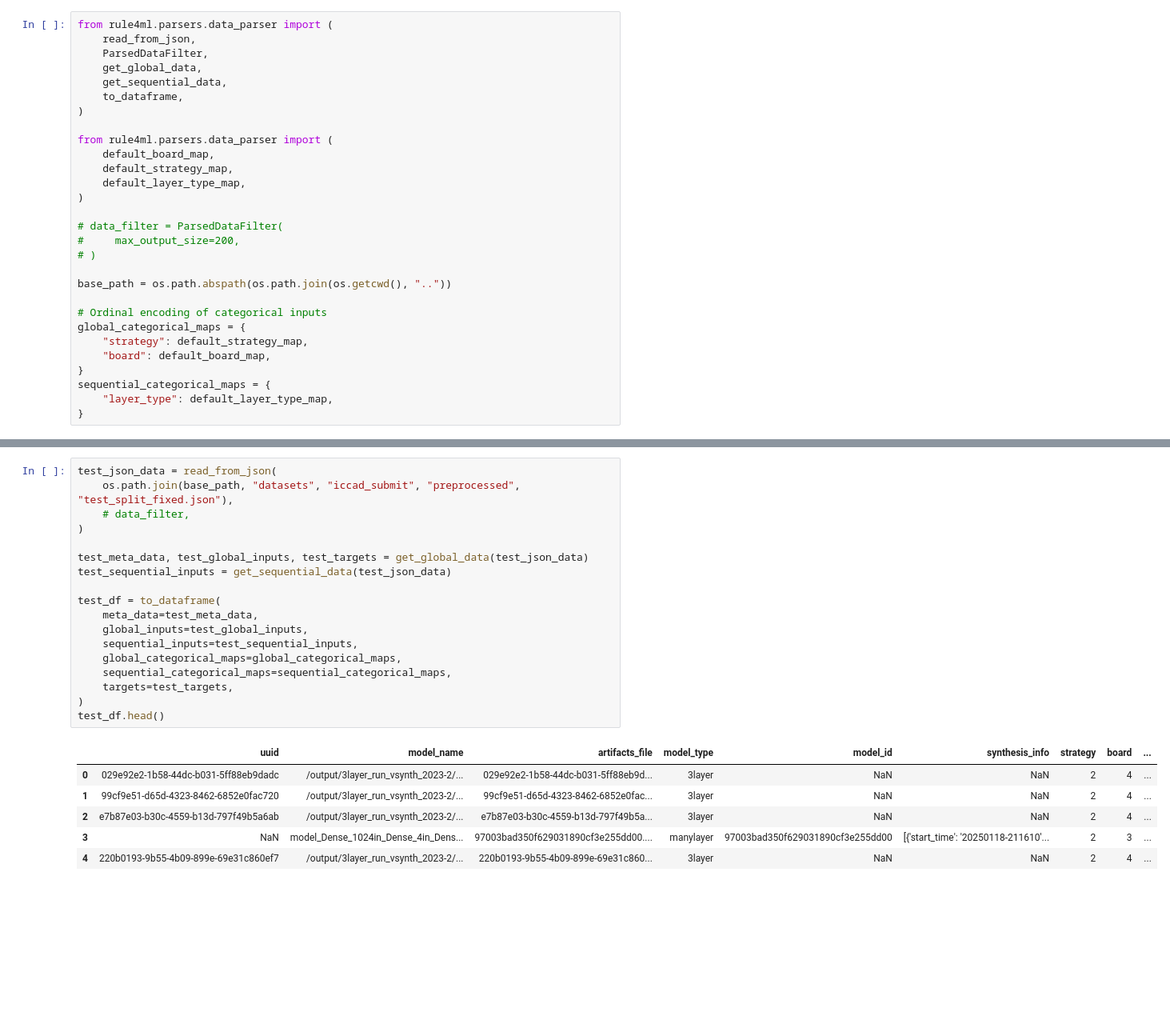
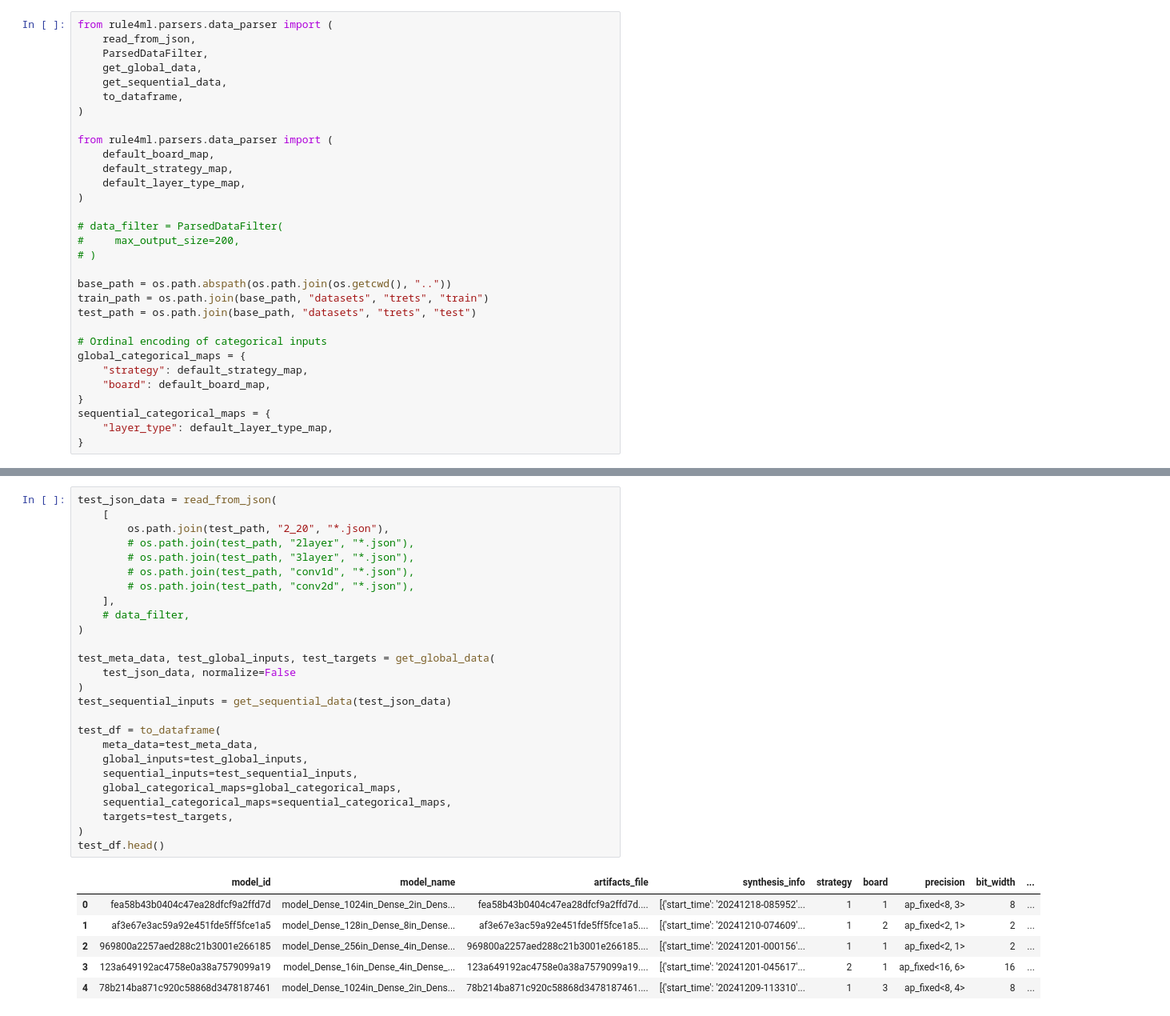
Before and after one commit to IMPETUS-UdeS/rule4ml, a Jupyter notebook: notebooks/tutorial.ipynb, the cells around one changed output, grey strips where cells are left out. Shown at 80% size. Cells and saved outputs as stored; diff of their text form; blank space fills up the shorter version.

```diff
--- a/notebooks/tutorial.ipynb
+++ b/notebooks/tutorial.ipynb
@@ -429,6 +429,8 @@ from rule4ml.parsers.data_parser import (
 # )
 
 base_path = os.path.abspath(os.path.join(os.getcwd(), ".."))
+train_path = os.path.join(base_path, "datasets", "trets", "train")
+test_path = os.path.join(base_path, "datasets", "trets", "test")
 
 # Ordinal encoding of categorical inputs
 global_categorical_maps = {
@@ -468,26 +476,34 @@ train_df.head()
 # %%
 test_json_data = read_from_json(
-    os.path.join(base_path, "datasets", "iccad_submit", "preprocessed", "test_split_fixed.json"),
+    [
+        os.path.join(test_path, "2_20", "*.json"),
+        # os.path.join(test_path, "2layer", "*.json"),
+        # os.path.join(test_path, "3layer", "*.json"),
+        # os.path.join(test_path, "conv1d", "*.json"),
+        # os.path.join(test_path, "conv2d", "*.json"),
+    ],
     # data_filter,
 )
 
-test_meta_data, test_global_inputs, test_targets = get_global_data(test_json_data)
+test_meta_data, test_global_inputs, test_targets = get_global_data(
+    test_json_data, normalize=False
+)
 test_sequential_inputs = get_sequential_data(test_json_data)
 
 test_df = to_dataframe(
     meta_data=test_meta_data,
     global_inputs=test_global_inputs,
     sequential_inputs=test_sequential_inputs,
     global_categorical_maps=global_categorical_maps,
     sequential_categorical_maps=sequential_categorical_maps,
     targets=test_targets,
 )
 test_df.head()
 # %% [output]
-|  | uuid | model_name | artifacts_file | model_type | model_id | synthesis_info | strategy | board | ... |
-| 0 | 029e92e2-1b58-44dc-b031-5ff88eb9dadc | /output/3layer_run_vsynth_2023-2/... | 029e92e2-1b58-44dc-b031-5ff88eb9d... | 3layer | NaN | NaN | 2 | 4 | ... |
-| 1 | 99cf9e51-d65d-4323-8462-6852e0fac720 | /output/3layer_run_vsynth_2023-2/... | 99cf9e51-d65d-4323-8462-6852e0fac... | 3layer | NaN | NaN | 2 | 4 | ... |
-| 2 | e7b87e03-b30c-4559-b13d-797f49b5a6ab | /output/3layer_run_vsynth_2023-2/... | e7b87e03-b30c-4559-b13d-797f49b5a... | 3layer | NaN | NaN | 2 | 4 | ... |
-| 3 | NaN | model_Dense_1024in_Dense_4in_Dens... | 97003bad350f629031890cf3e255dd00.... | manylayer | 97003bad350f629031890cf3e255dd00 | [{'start_time': '20250118-211610'... | 2 | 3 | ... |
-| 4 | 220b0193-9b55-4b09-899e-69e31c860ef7 | /output/3layer_run_vsynth_2023-2/... | 220b0193-9b55-4b09-899e-69e31c860... | 3layer | NaN | NaN | 2 | 4 | ... |
+|  | model_id | model_name | artifacts_file | synthesis_info | strategy | board | precision | bit_width | ... |
+| 0 | fea58b43b0404c47ea28dfcf9a2ffd7d | model_Dense_1024in_Dense_2in_Dens... | fea58b43b0404c47ea28dfcf9a2ffd7d.... | [{'start_time': '20241218-085952'... | 1 | 1 | ap_fixed<8, 3> | 8 | ... |
+| 1 | af3e67e3ac59a92e451fde5ff5fce1a5 | model_Dense_128in_Dense_8in_Dense... | af3e67e3ac59a92e451fde5ff5fce1a5.... | [{'start_time': '20241210-074609'... | 1 | 2 | ap_fixed<2, 1> | 2 | ... |
+| 2 | 969800a2257aed288c21b3001e266185 | model_Dense_256in_Dense_4in_Dense... | 969800a2257aed288c21b3001e266185.... | [{'start_time': '20241201-000156'... | 1 | 1 | ap_fixed<2, 1> | 2 | ... |
+| 3 | 123a649192ac4758e0a38a7579099a19 | model_Dense_16in_Dense_4in_Dense_... | 123a649192ac4758e0a38a7579099a19.... | [{'start_time': '20241201-045617'... | 2 | 1 | ap_fixed<16, 6> | 16 | ... |
+| 4 | 78b214ba871c920c58868d3478187461 | model_Dense_1024in_Dense_2in_Dens... | 78b214ba871c920c58868d3478187461.... | [{'start_time': '20241209-113310'... | 1 | 3 | ap_fixed<8, 4> | 8 | ... |
 # %%
```
Also changed, not shown: parts of 17 cells of this notebook, 9 other files.
